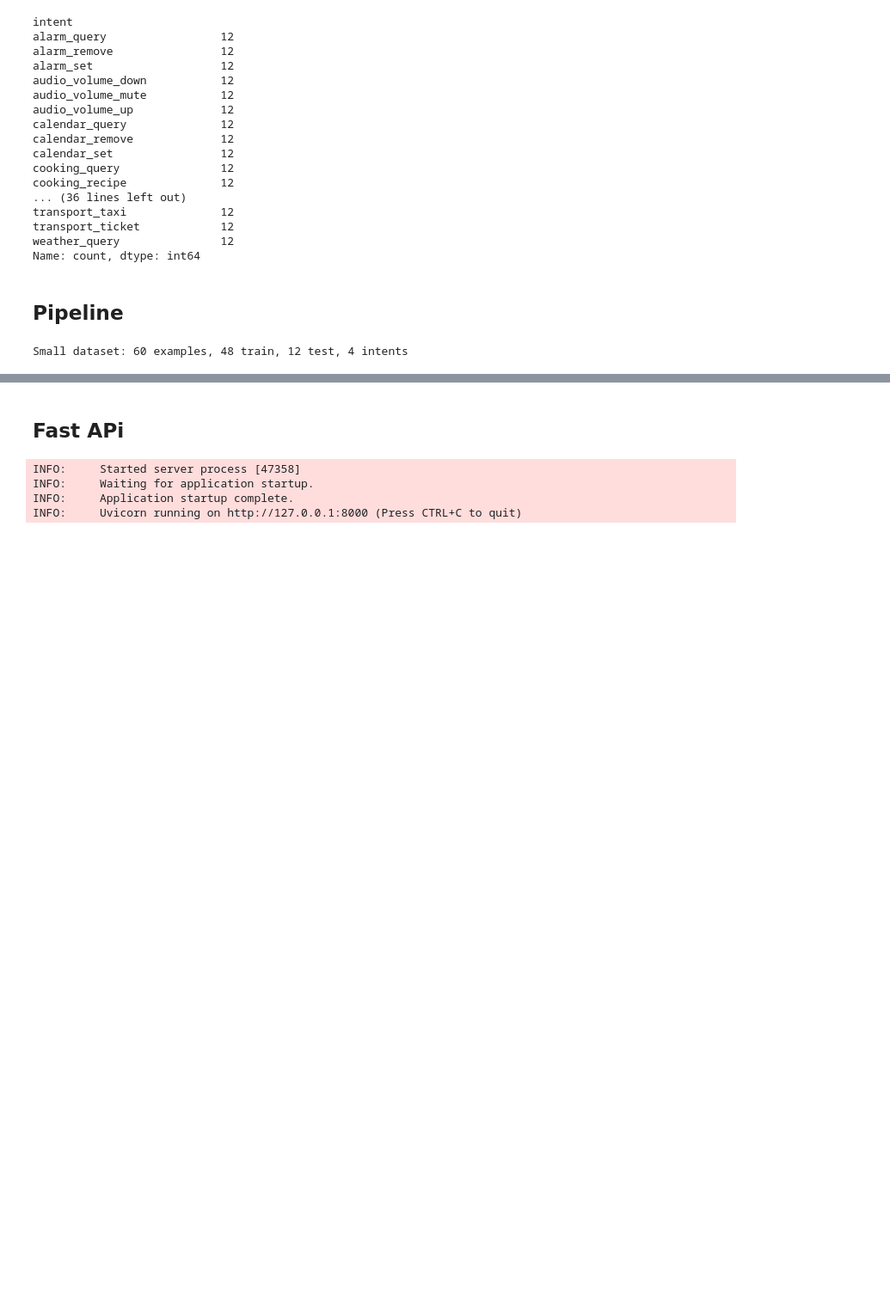
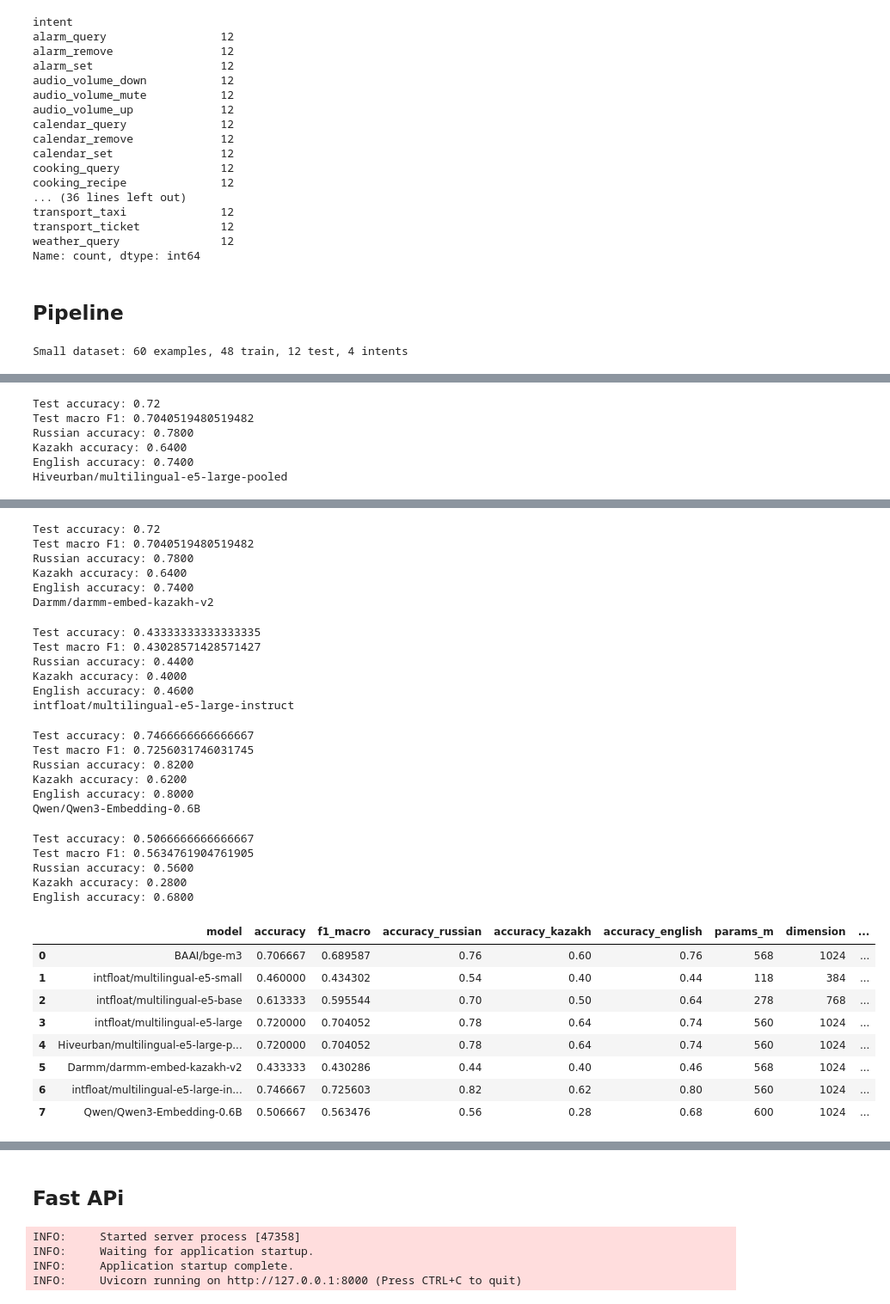
Before and after one commit to Alexloroo/Sota_classifier, a Jupyter notebook: model.ipynb, the cells around one changed output, grey strips where cells are left out. Shown at 86% size. Drawn from its saved outputs; the diff is of its cells as text; code cells hidden in the pictures; blank space fills up the shorter version.

Commit message:
Add error testing results

```diff
--- a/model.ipynb
+++ b/model.ipynb
@@ -152,11 +152,15 @@ import pandas as pd
 df = pd.read_json("datas/df_train.jsonl", orient="records", lines=True)
 import numpy as np
 
-def prepare_model(model):
+def prepare_model(model, dataset=None):
+    if dataset is None:
+        dataset = df
+    intents = sorted(dataset["intent"].unique())
+
     example_vectors = model.encode(
-        df["sentence"].tolist(), normalize_embeddings=True, show_progress_bar=False)
+        dataset["sentence"].tolist(), normalize_embeddings=True, show_progress_bar=False)
     action_vectors = np.stack([
-        example_vectors[df["intent"].to_numpy() == intent].mean(axis=0)
+        example_vectors[dataset["intent"].to_numpy() == intent].mean(axis=0)
         for intent in intents
     ])
     action_vectors /= np.linalg.norm(action_vectors, axis=1, keepdims=True)
@@ -197,9 +208,15 @@ def test_model(model, action_vectors_for_model):
 
     return metrics
 # %%
-def test_pipe(model):
-    action_vectors_for_model = prepare_model(model)
-    return test_model(model, action_vectors_for_model)
+def test_pipe(model, dataset=None, train_dataset=None, threshold=None):
+    if train_dataset is None:
+        train_dataset = df_train
+    class_names = sorted(train_dataset["intent"].unique())
+    action_vectors_for_model = prepare_model(model, dataset=train_dataset)
+    return test_model(
+        model, action_vectors_for_model, dataset=dataset,
+        class_names=class_names, threshold=threshold,
+    )
 # %%
 import pandas as pd
 
@@ -272,7 +265,7 @@ results = []
 for model_name, desc in zip(model_names, model_desc):
     print(model_name)
     model = SentenceTransformer(model_name)
-    metrics = test_pipe(model=model)
+    metrics = test_pipe(model=model, dataset=df_test)
     results.append({"model": model_name, **metrics, **desc})
     del model
     gc.collect()
@@ -369,0 +277,18 @@ English accuracy: 0.7600
+# %%
+results_error = []
+import gc
+import torch
+df_test_error = pd.read_json("datas/df_test_error.jsonl", orient="records", lines=True)
+for model_name, desc in zip(model_names, model_desc):
+    print(model_name)
+    model = SentenceTransformer(model_name)
+    metrics = test_pipe(model=model, dataset=df_test_error)
+    results_error.append({"model": model_name, **metrics, **desc})
+    del model
+    gc.collect()
+    if torch.cuda.is_available():
+        torch.cuda.empty_cache()
+
+results_error_df = pd.DataFrame(results_error)
+results_error_df
+# %% [output]
@@ -369,0 +335,6 @@ English accuracy: 0.7600
+Test accuracy: 0.72
+Test macro F1: 0.7040519480519482
+Russian accuracy: 0.7800
+Kazakh accuracy: 0.6400
+English accuracy: 0.7400
+Hiveurban/multilingual-e5-large-pooled
@@ -370 +348,33 @@ English accuracy: 0.7600
+Test accuracy: 0.72
+Test macro F1: 0.7040519480519482
+Russian accuracy: 0.7800
+Kazakh accuracy: 0.6400
+English accuracy: 0.7400
+Darmm/darmm-embed-kazakh-v2
+Test accuracy: 0.43333333333333335
+Test macro F1: 0.43028571428571427
+Russian accuracy: 0.4400
+Kazakh accuracy: 0.4000
+English accuracy: 0.4600
+intfloat/multilingual-e5-large-instruct
+Test accuracy: 0.7466666666666667
+Test macro F1: 0.7256031746031745
+Russian accuracy: 0.8200
+Kazakh accuracy: 0.6200
+English accuracy: 0.8000
+Qwen/Qwen3-Embedding-0.6B
+Test accuracy: 0.5066666666666667
+Test macro F1: 0.5634761904761905
+Russian accuracy: 0.5600
+Kazakh accuracy: 0.2800
+English accuracy: 0.6800
+|  | model | accuracy | f1_macro | accuracy_russian | accuracy_kazakh | accuracy_english | params_m | dimension | ... |
+| 0 | BAAI/bge-m3 | 0.706667 | 0.689587 | 0.76 | 0.60 | 0.76 | 568 | 1024 | ... |
+| 1 | intfloat/multilingual-e5-small | 0.460000 | 0.434302 | 0.54 | 0.40 | 0.44 | 118 | 384 | ... |
+| 2 | intfloat/multilingual-e5-base | 0.613333 | 0.595544 | 0.70 | 0.50 | 0.64 | 278 | 768 | ... |
+| 3 | intfloat/multilingual-e5-large | 0.720000 | 0.704052 | 0.78 | 0.64 | 0.74 | 560 | 1024 | ... |
+| 4 | Hiveurban/multilingual-e5-large-p... | 0.720000 | 0.704052 | 0.78 | 0.64 | 0.74 | 560 | 1024 | ... |
+| 5 | Darmm/darmm-embed-kazakh-v2 | 0.433333 | 0.430286 | 0.44 | 0.40 | 0.46 | 568 | 1024 | ... |
+| 6 | intfloat/multilingual-e5-large-in... | 0.746667 | 0.725603 | 0.82 | 0.62 | 0.80 | 560 | 1024 | ... |
+| 7 | Qwen/Qwen3-Embedding-0.6B | 0.506667 | 0.563476 | 0.56 | 0.28 | 0.68 | 600 | 1024 | ... |
 # %%
```
Also changed, not shown: parts of 9 cells of this notebook, 2 other files.
